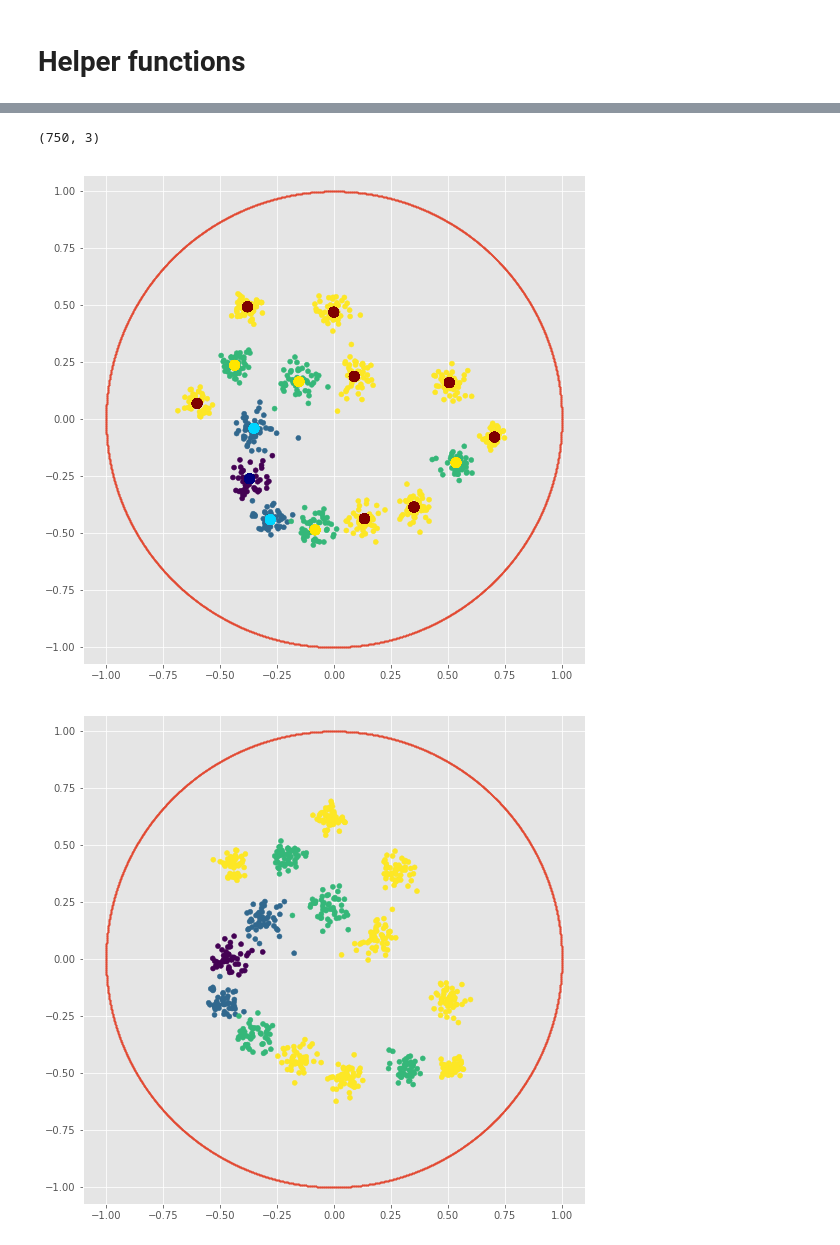
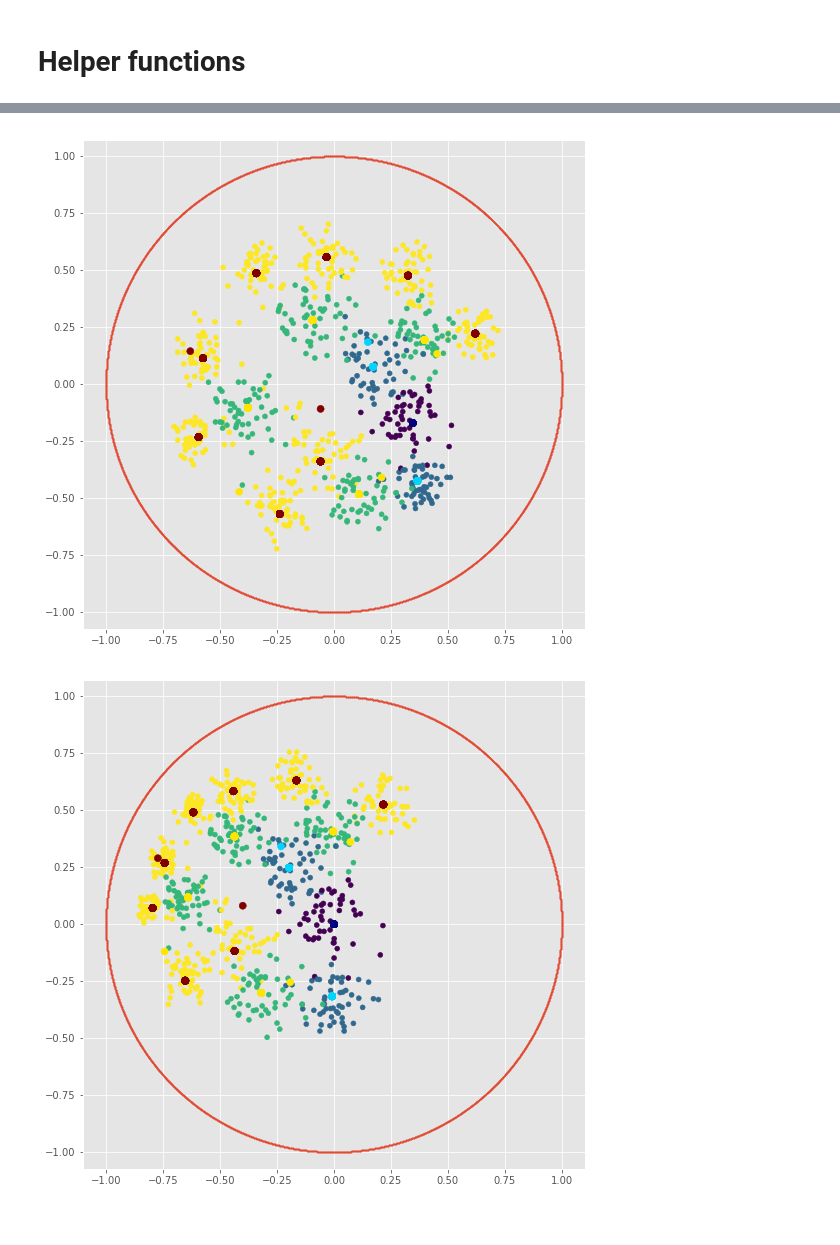
Before and after one commit to dauparas/tensorflow_examples, a Jupyter notebook: VAE_Hyperbolic.ipynb, the cells around one changed output, grey strips where cells are left out. Cells and saved outputs as stored; diff of their text form; code cells hidden in the pictures.

```diff
--- a/VAE_Hyperbolic.ipynb
+++ b/VAE_Hyperbolic.ipynb
@@ -188,7 +188,8 @@ latent_size = 2
 
 mu, sigma = create_encoder(x, latent_size, tf.nn.elu, regularizers.l1_l2(l1=0.0, l2=0.001))
 
-sigma = 0.1*tf.ones(latent_size)
+sigma = 0.2*tf.ones(latent_size)
+
 
 mu_prior, sigma_prior = create_prior(latent_size)
 mu_prior = tf.reshape(mu_prior, shape=[1,-1])
@@ -236,7 +237,10 @@ start = time.time()
 with tf.Session() as sess:
   sess.run(tf.global_variables_initializer())
   for i in range(n_epochs):
-    beta_0 = 0.2
+    if i < 100:
+      beta_0 = 0.1
+    else:
+      beta_0 = 0.1+0.7*(i+1)/n_epochs
     gen = batch_generator(X, batch_size) #create batch generator
     total_loss = 0
     total_rec_loss = 0
@@ -279,7 +277,3 @@ null1 = np.concatenate((np.ones(shape=[mu_.shape[0],1]), np.zeros(shape=[mu_.sha
-# %%
-null1.shape
-# %% [output]
-(750, 3)
 # %%
 disk = project_2D(latent_sampled_)
 mu_d = project_2D(mu_)
@@ -294,15 +283,25 @@ disk_r = disk@rot
 # %%
 plt.figure(figsize=(9,9))
 plt.scatter(disk[:,0], disk[:,1], c=y_levels, s=25.0, cmap='viridis');
-plt.scatter(mu_d[:,0], mu_d[:,1], c=y_levels, s=100.0, cmap='jet');
+plt.scatter(mu_d[:,0], mu_d[:,1], c=y_levels, s=50.0, cmap='jet');
 plt.scatter(x_c, y_c, s=1.0);
 plt.axis('equal');
 # %% [output]
-[figure, old version]
+[figure, new version]
+# %%
+def map_to_zero(z, a):
+  return (z-a)/(1-np.conjugate(a)*z)
+# %%
+a = mu_d[0,0]+mu_d[0,1]*1.0j
+mu_c = mu_d[:,0]+mu_d[:,1]*1.0j
+disk_c = disk[:,0]+disk[:,1]*1.0j
+mu_r = map_to_zero(mu_c, a)
+disk_r = map_to_zero(disk_c, a)
 # %%
 plt.figure(figsize=(9,9))
-plt.scatter(disk_r[:,0], disk_r[:,1], c=y_levels, s=25.0, cmap='viridis');
+plt.scatter(disk_r.real, disk_r.imag, c=y_levels, s=25.0, cmap='viridis');
+plt.scatter(mu_r.real, mu_r.imag, c=y_levels, s=50.0, cmap='jet');
 plt.scatter(x_c, y_c, s=1.0);
 plt.axis('equal');
 # %% [output]
-[figure, old version]
+[figure, new version]
```
Also changed, not shown: parts of 14 cells of this notebook.
